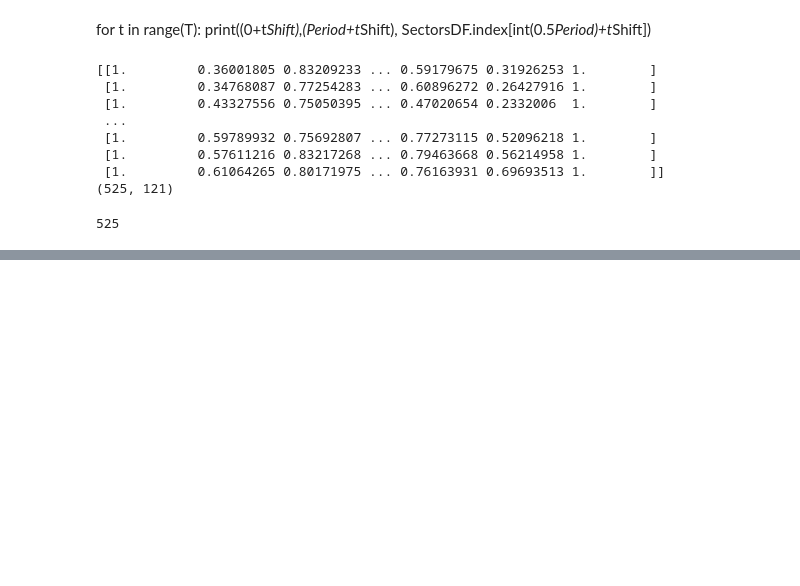
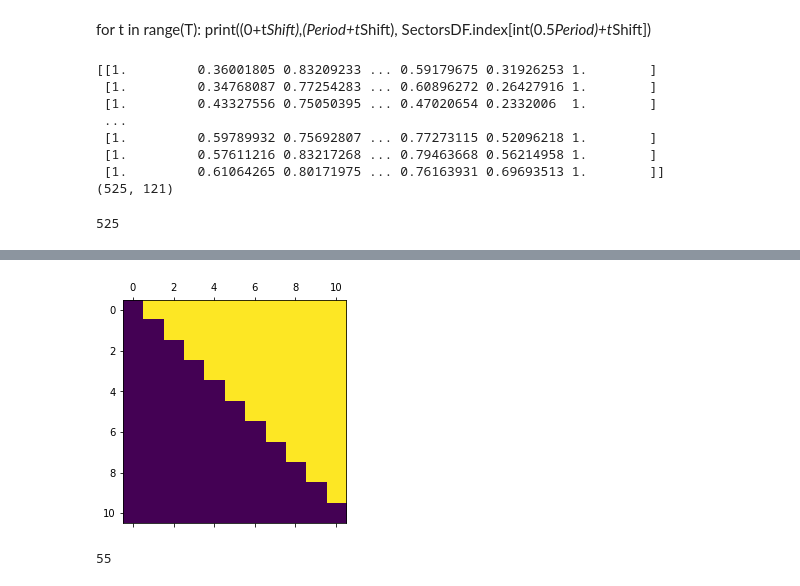
Before and after one commit to TobiasW1891/Finance, a Jupyter notebook: Get Finance Data.ipynb, the cells around one changed output, grey strips where cells are left out. Cells and saved outputs as stored; diff of their text form; code cells hidden in the pictures; blank space fills up the shorter version.

```diff
--- a/Get Finance Data.ipynb
+++ b/Get Finance Data.ipynb
@@ -349,0 +367,9 @@ plt.show()
+# %%
+plt.matshow(np.triu(IntCorrMat,1)>0)
+plt.show()
+# %% [output]
+[figure, added]
+# %%
+print(len((np.triu(IntCorrMat,1)).reshape(1,-1)[(np.triu(IntCorrMat,1)!=0).reshape(1,-1)]))
+# %% [output]
+55
```
Also changed, not shown: parts of 33 cells of this notebook.
